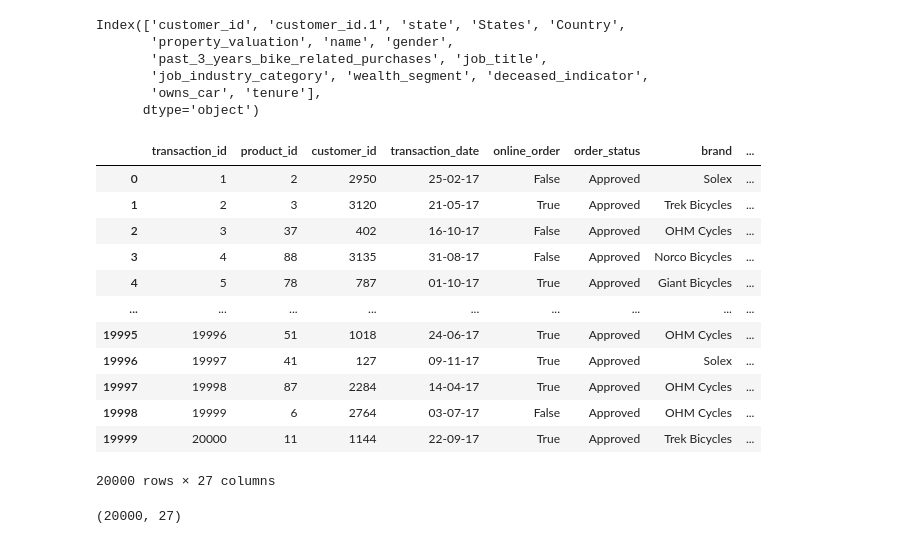
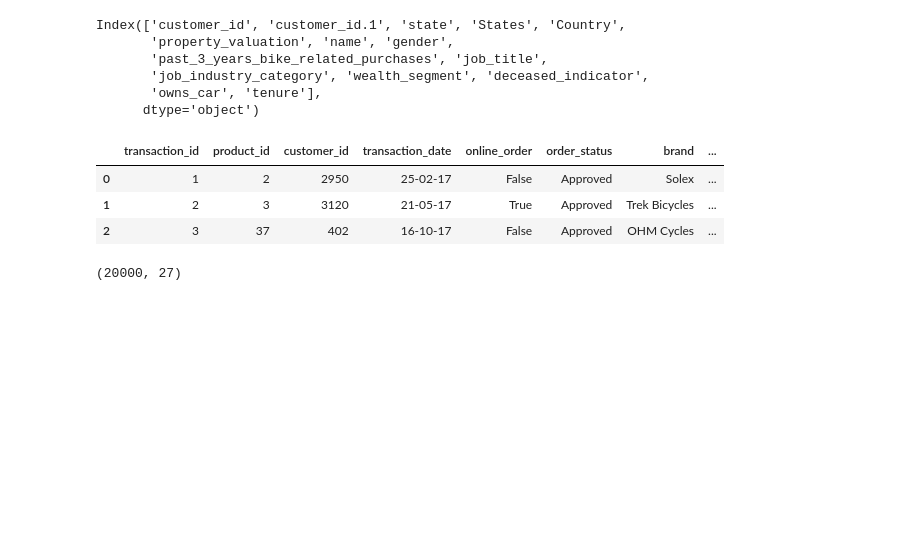
Before and after one commit to NUELBUNDI/PDS_PROJECT, a Jupyter notebook: Final_Project_Lee_Bundi_102586.ipynb, the cells around one changed output. Drawn from its saved outputs; the diff is of its cells as text; code cells hidden in the pictures; blank space fills up the shorter version.

```diff
--- a/Final_Project_Lee_Bundi_102586.ipynb
+++ b/Final_Project_Lee_Bundi_102586.ipynb
@@ -57,21 +57,12 @@ Index(['customer_id', 'customer_id.1', 'state', 'States', 'Country',
       dtype='object')
 # %%
 combinedf=pd.merge(df,df1,on='customer_id',how='left')
-combinedf
+combinedf.head(3)
 # %% [output]
 |  | transaction_id | product_id | customer_id | transaction_date | online_order | order_status | brand | ... |
 | 0 | 1 | 2 | 2950 | 25-02-17 | False | Approved | Solex | ... |
 | 1 | 2 | 3 | 3120 | 21-05-17 | True | Approved | Trek Bicycles | ... |
 | 2 | 3 | 37 | 402 | 16-10-17 | False | Approved | OHM Cycles | ... |
-| 3 | 4 | 88 | 3135 | 31-08-17 | False | Approved | Norco Bicycles | ... |
-| 4 | 5 | 78 | 787 | 01-10-17 | True | Approved | Giant Bicycles | ... |
-| ... | ... | ... | ... | ... | ... | ... | ... | ... |
-| 19995 | 19996 | 51 | 1018 | 24-06-17 | True | Approved | OHM Cycles | ... |
-| 19996 | 19997 | 41 | 127 | 09-11-17 | True | Approved | Solex | ... |
-| 19997 | 19998 | 87 | 2284 | 14-04-17 | True | Approved | OHM Cycles | ... |
-| 19998 | 19999 | 6 | 2764 | 03-07-17 | False | Approved | OHM Cycles | ... |
-| 19999 | 20000 | 11 | 1144 | 22-09-17 | True | Approved | Trek Bicycles | ... |
-20000 rows × 27 columns
 # %%
 # no of rows x columns
 combinedf.shape
```
